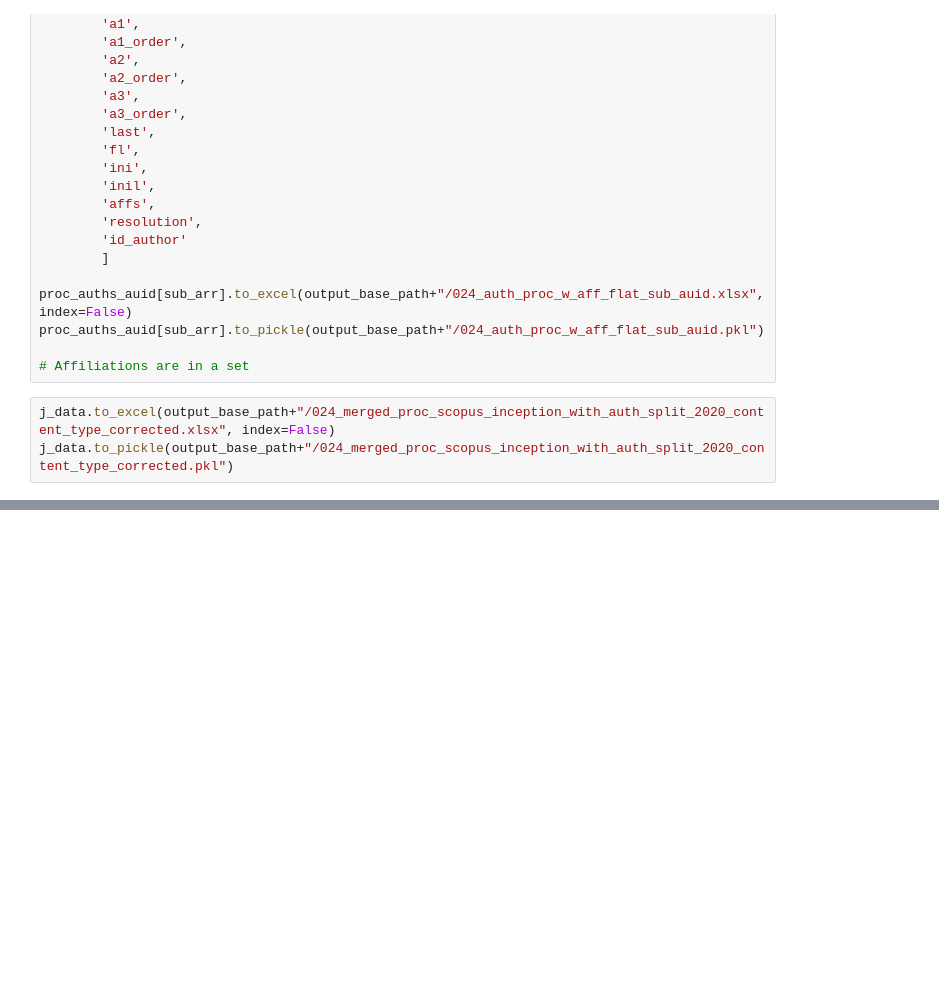
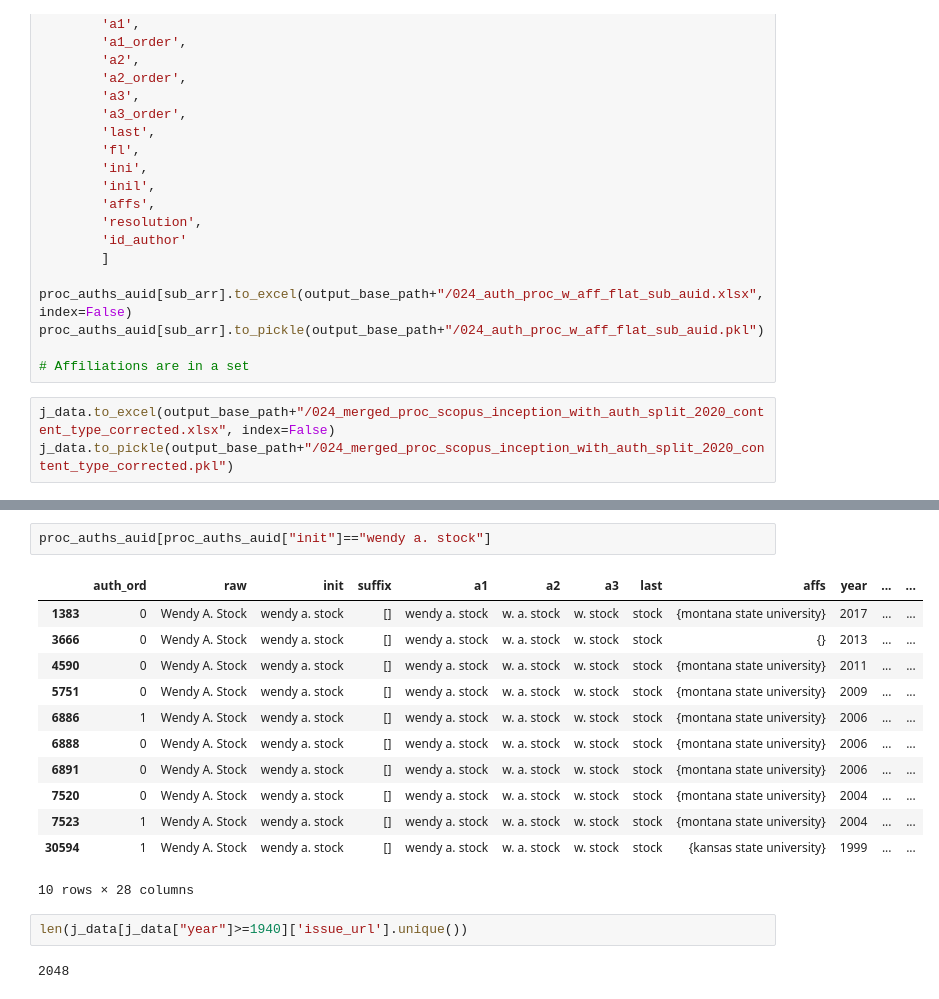
Before and after one commit to cogeorg/80YearsEconomicResearch, a Jupyter notebook: 020_author_names_recon/024_reshaping_auth_aff_meta.ipynb, the cells around one changed output, grey strips where cells are left out. Saved outputs shown, nothing was run; the diff lists cells and outputs as text; blank space fills up the shorter version.

```diff
--- a/020_author_names_recon/024_reshaping_auth_aff_meta.ipynb
+++ b/020_author_names_recon/024_reshaping_auth_aff_meta.ipynb
@@ -161,0 +291,19 @@ proc_auths_auid.head()
+# %%
+proc_auths_auid[proc_auths_auid["init"]=="wendy a. stock"]
+# %% [output]
+|  | auth_ord | raw | init | suffix | a1 | a2 | a3 | last | affs | year | ... | ... |
+| 1383 | 0 | Wendy A. Stock | wendy a. stock | [] | wendy a. stock | w. a. stock | w. stock | stock | {montana state university} | 2017 | ... | ... |
+| 3666 | 0 | Wendy A. Stock | wendy a. stock | [] | wendy a. stock | w. a. stock | w. stock | stock | {} | 2013 | ... | ... |
+| 4590 | 0 | Wendy A. Stock | wendy a. stock | [] | wendy a. stock | w. a. stock | w. stock | stock | {montana state university} | 2011 | ... | ... |
+| 5751 | 0 | Wendy A. Stock | wendy a. stock | [] | wendy a. stock | w. a. stock | w. stock | stock | {montana state university} | 2009 | ... | ... |
+| 6886 | 1 | Wendy A. Stock | wendy a. stock | [] | wendy a. stock | w. a. stock | w. stock | stock | {montana state university} | 2006 | ... | ... |
+| 6888 | 0 | Wendy A. Stock | wendy a. stock | [] | wendy a. stock | w. a. stock | w. stock | stock | {montana state university} | 2006 | ... | ... |
+| 6891 | 0 | Wendy A. Stock | wendy a. stock | [] | wendy a. stock | w. a. stock | w. stock | stock | {montana state university} | 2006 | ... | ... |
+| 7520 | 0 | Wendy A. Stock | wendy a. stock | [] | wendy a. stock | w. a. stock | w. stock | stock | {montana state university} | 2004 | ... | ... |
+| 7523 | 1 | Wendy A. Stock | wendy a. stock | [] | wendy a. stock | w. a. stock | w. stock | stock | {montana state university} | 2004 | ... | ... |
+| 30594 | 1 | Wendy A. Stock | wendy a. stock | [] | wendy a. stock | w. a. stock | w. stock | stock | {kansas state university} | 1999 | ... | ... |
+10 rows × 28 columns
+# %%
+len(j_data[j_data["year"]>=1940]['issue_url'].unique())
+# %% [output]
+2048
```
Also changed, not shown: parts of 30 cells of this notebook, 2 other files.
